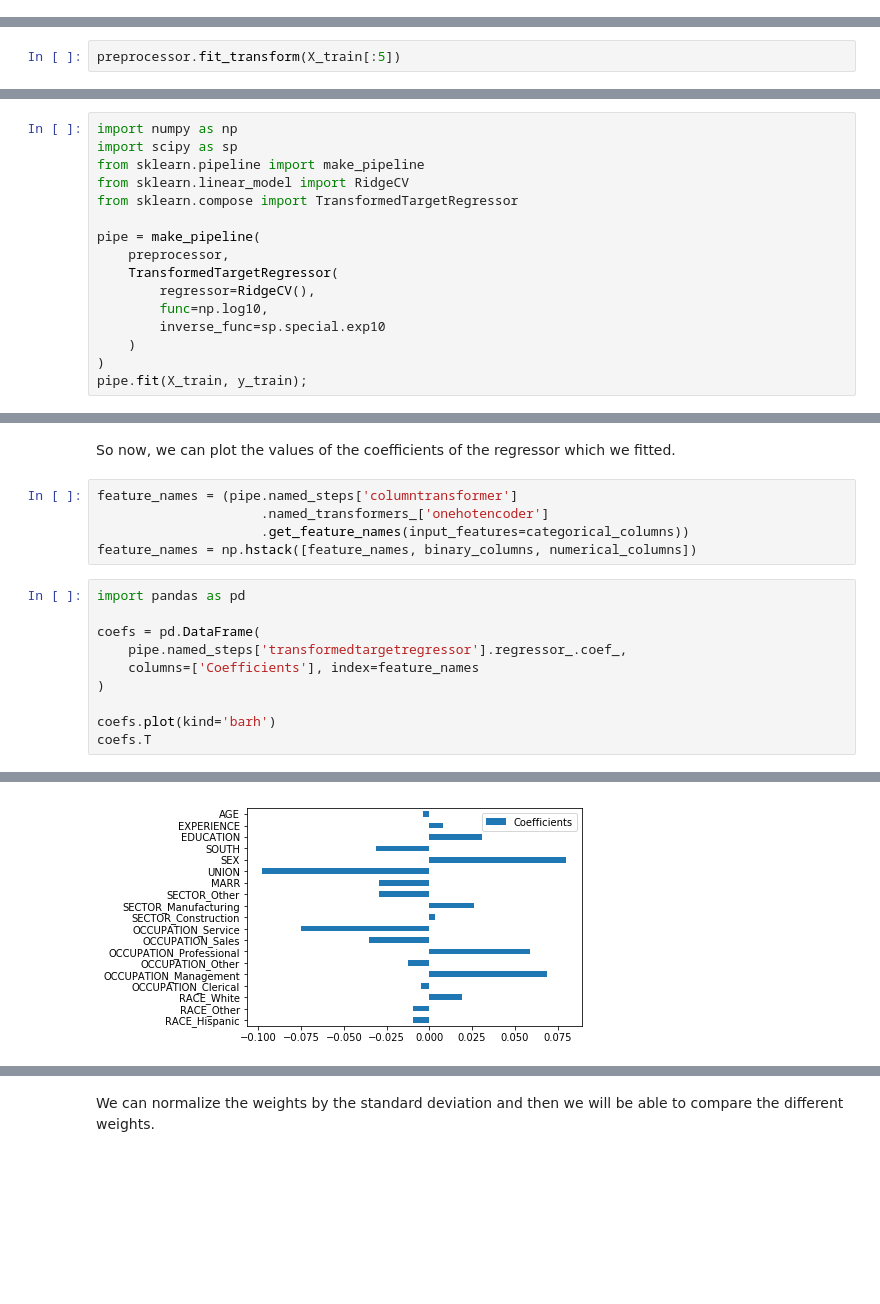
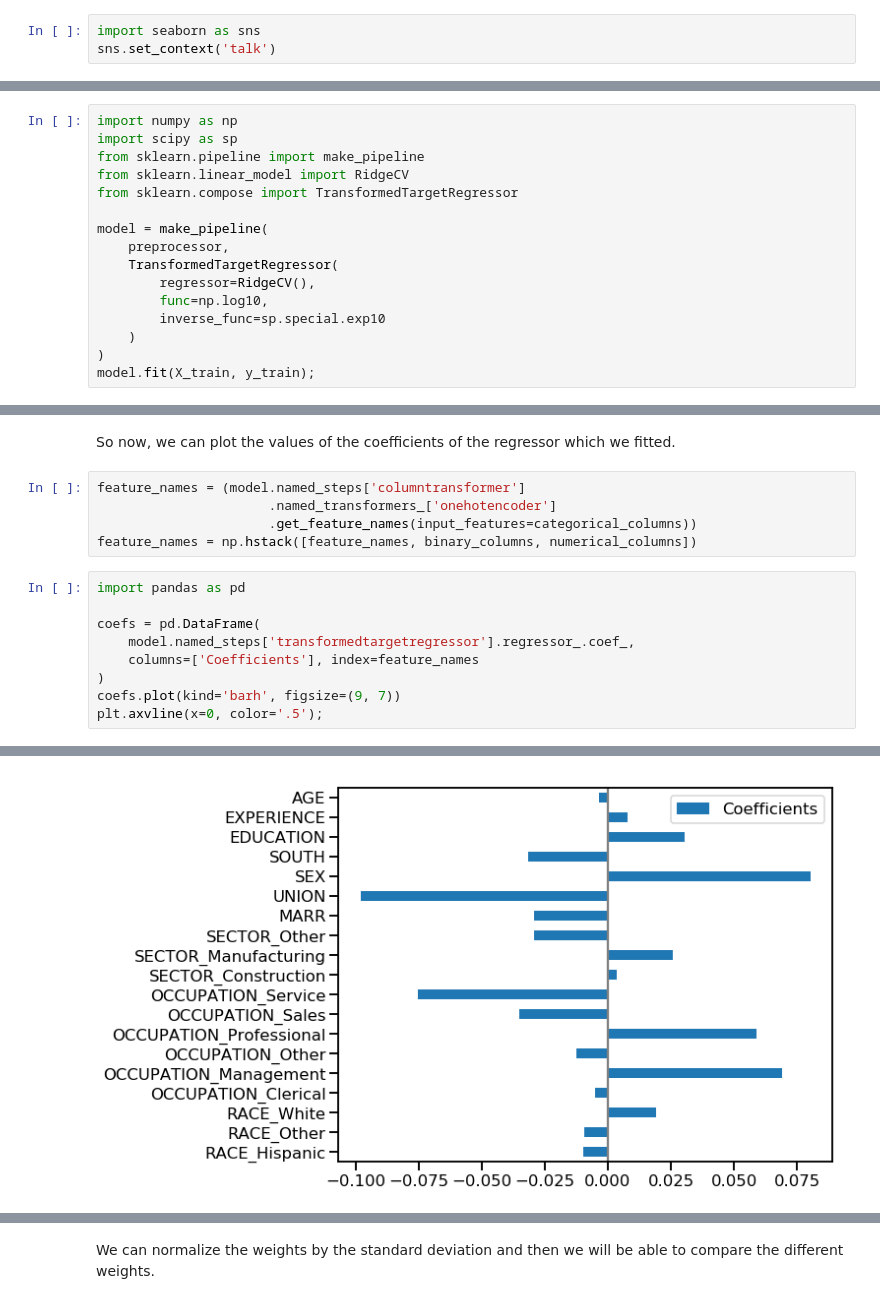
Before and after one commit to glemaitre/scikit-learn-workshop-2019, a Jupyter notebook: notebook.ipynb, the cells around one changed output, grey strips where cells are left out. Drawn from its saved outputs; the diff is of its cells as text; blank space fills up the shorter version.

```diff
--- a/notebook.ipynb
+++ b/notebook.ipynb
@@ -1,2 +1,5 @@
 # %%
 %matplotlib inline
+# %%
+import seaborn as sns
+sns.set_context('talk')
@@ -127,2 +121,0 @@ X_train[:5]
-# %%
-preprocessor.fit_transform(X_train[:5])
@@ -146,7 +128,7 @@ from sklearn.pipeline import make_pipeline
 from sklearn.linear_model import RidgeCV
 from sklearn.compose import TransformedTargetRegressor
 
-pipe = make_pipeline(
+model = make_pipeline(
     preprocessor,
     TransformedTargetRegressor(
         regressor=RidgeCV(),
@@ -154,7 +136,7 @@ pipe = make_pipeline(
         inverse_func=sp.special.exp10
     )
 )
-pipe.fit(X_train, y_train);
+model.fit(X_train, y_train);
 # %% [markdown]
 We can check the performance of the model which fitted.
 # %%
@@ -179,18 +167,17 @@ plt.ylim([0, 25]);
 # %% [markdown]
 So now, we can plot the values of the coefficients of the regressor which we fitted.
 # %%
-feature_names = (pipe.named_steps['columntransformer']
-                     .named_transformers_['onehotencoder']
-                     .get_feature_names(input_features=categorical_columns))
+feature_names = (model.named_steps['columntransformer']
+                      .named_transformers_['onehotencoder']
+                      .get_feature_names(input_features=categorical_columns))
 feature_names = np.hstack([feature_names, binary_columns, numerical_columns])
 # %%
 import pandas as pd
 
 coefs = pd.DataFrame(
-    pipe.named_steps['transformedtargetregressor'].regressor_.coef_,
+    model.named_steps['transformedtargetregressor'].regressor_.coef_,
     columns=['Coefficients'], index=feature_names
 )
-
-coefs.plot(kind='barh')
-coefs.T
+coefs.plot(kind='barh', figsize=(9, 7))
+plt.axvline(x=0, color='.5');
 # %% [output]
@@ -199 +184 @@ coefs.T
-[figure, old version]
+[figure, new version]
```
Also changed, not shown: parts of 65 cells of this notebook.
